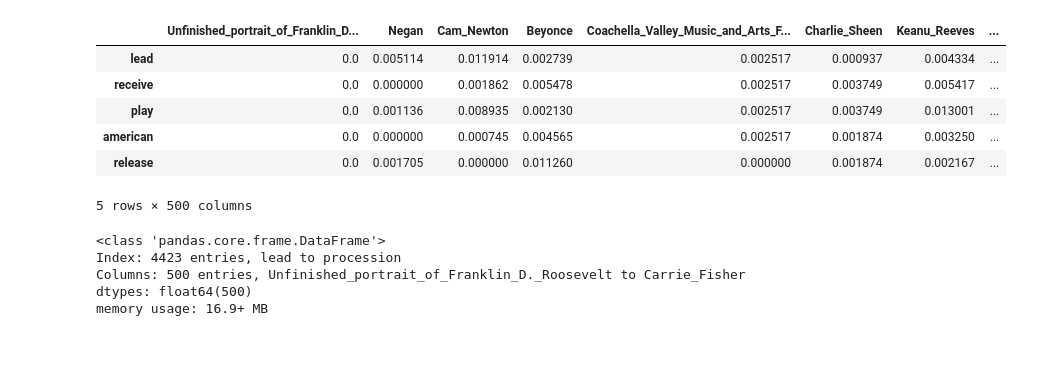
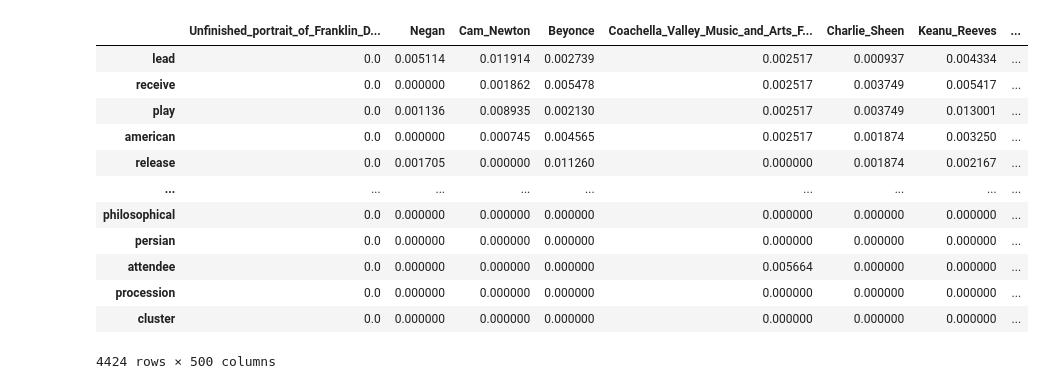
Before and after one commit to JONHYOJIN/LinearAlgebra_KMeans, a Jupyter notebook: KMeans_test.ipynb, the cells around one changed output. Drawn from its saved outputs; the diff is of its cells as text; code cells hidden in the pictures; blank space fills up the shorter version.

```diff
--- a/KMeans_test.ipynb
+++ b/KMeans_test.ipynb
@@ -6,20 +9,18 @@ from KMeans_getDF import KMeans_DF
 kmeans_df = KMeans_DF()
 data = kmeans_df.get_DF()
 # %%
-data.head()
+data
 # %% [output]
 |  | Unfinished_portrait_of_Franklin_D... | Negan | Cam_Newton | Beyonce | Coachella_Valley_Music_and_Arts_F... | Charlie_Sheen | Keanu_Reeves | ... |
 | lead | 0.0 | 0.005114 | 0.011914 | 0.002739 | 0.002517 | 0.000937 | 0.004334 | ... |
 | receive | 0.0 | 0.000000 | 0.001862 | 0.005478 | 0.002517 | 0.003749 | 0.005417 | ... |
 | play | 0.0 | 0.001136 | 0.008935 | 0.002130 | 0.002517 | 0.003749 | 0.013001 | ... |
 | american | 0.0 | 0.000000 | 0.000745 | 0.004565 | 0.002517 | 0.001874 | 0.003250 | ... |
 | release | 0.0 | 0.001705 | 0.000000 | 0.011260 | 0.000000 | 0.001874 | 0.002167 | ... |
+| ... | ... | ... | ... | ... | ... | ... | ... | ... |
+| philosophical | 0.0 | 0.000000 | 0.000000 | 0.000000 | 0.000000 | 0.000000 | 0.000000 | ... |
+| persian | 0.0 | 0.000000 | 0.000000 | 0.000000 | 0.000000 | 0.000000 | 0.000000 | ... |
+| attendee | 0.0 | 0.000000 | 0.000000 | 0.000000 | 0.005664 | 0.000000 | 0.000000 | ... |
+| procession | 0.0 | 0.000000 | 0.000000 | 0.000000 | 0.000000 | 0.000000 | 0.000000 | ... |
+| cluster | 0.0 | 0.000000 | 0.000000 | 0.000000 | 0.000000 | 0.000000 | 0.000000 | ... |
-5 rows × 500 columns
+4424 rows × 500 columns
-# %%
-data.info()
-# %% [output]
-<class 'pandas.core.frame.DataFrame'>
-Index: 4423 entries, lead to procession
-Columns: 500 entries, Unfinished_portrait_of_Franklin_D._Roosevelt to Carrie_Fisher
-dtypes: float64(500)
-memory usage: 16.9+ MB
```
Also changed, not shown: parts of 7 cells of this notebook, 4 other files.
